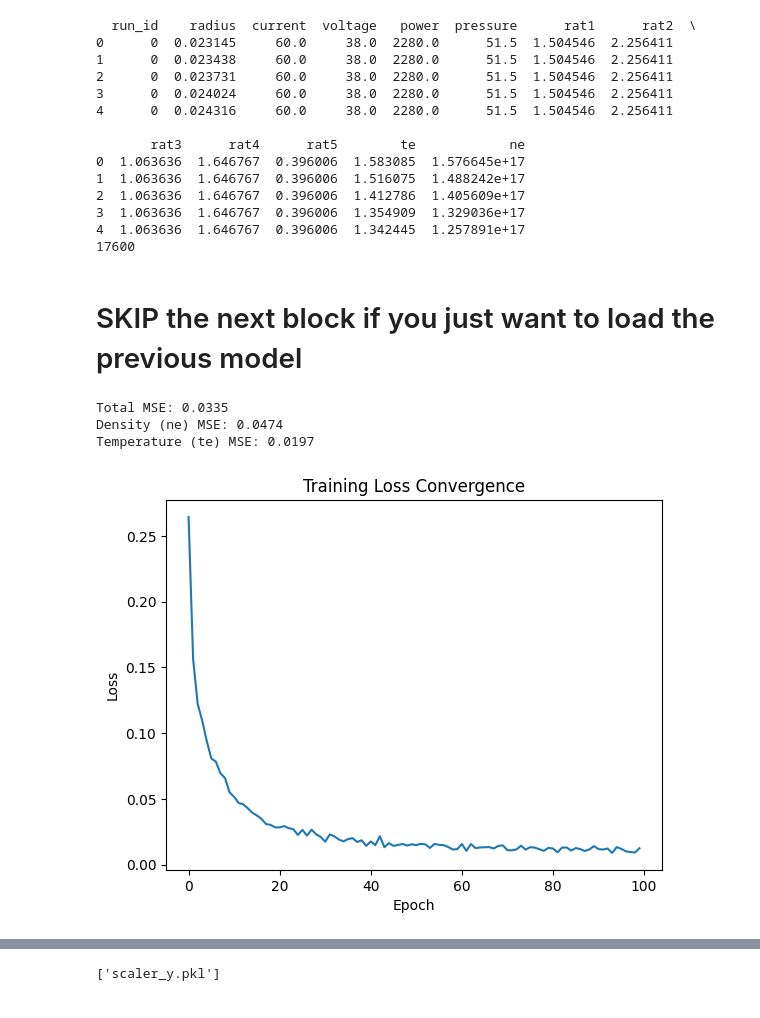
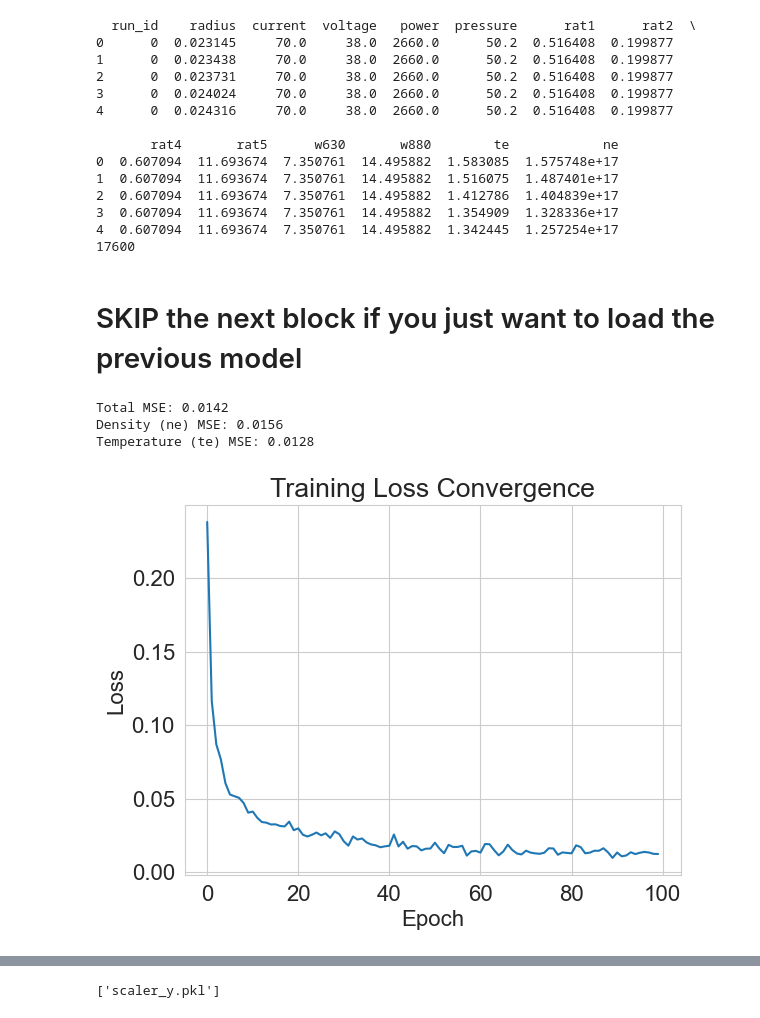
Before and after one commit to LinusRingstad/NPRE458, a Jupyter notebook: training_data/model_test.ipynb, the cells around one changed output, grey strips where cells are left out. Saved outputs shown, nothing was run; the diff lists cells and outputs as text; code cells hidden in the pictures.

```diff
--- a/training_data/model_test.ipynb
+++ b/training_data/model_test.ipynb
@@ -15,10 +15,10 @@ radii = np.linspace(R_CATHODE, R_WALL, 400)  # 400 radial points from cathode to
 
 class PlasmaMLP(nn.Module):
     '''
-    input: radius, Power, Voltage, Current,Pressure , rat1, rat2, rat3, rat4, rat5  (10 features)
+    input: radius, rat1, rat2, rat4, rat5, w630, w880  (7 features)
     output: ne, Te (2 features)
     '''
-    def __init__(self, input_size=6, hidden_size=128, output_size=2):#change to 10 when adding back power, pressure
+    def __init__(self, input_size=7, hidden_size=128, output_size=2):
         super(PlasmaMLP, self).__init__()
         self.network = nn.Sequential(
             nn.Linear(input_size, hidden_size // 2),
@@ -90,9 +90,10 @@ def json_to_dataframe(json_file_path):
                 # Expand ratios into separate columns
                 'rat1': ratios[0] if len(ratios) > 0 else np.nan,
                 'rat2': ratios[1] if len(ratios) > 1 else np.nan,
-                'rat3': ratios[2] if len(ratios) > 2 else np.nan,
-                'rat4': ratios[3] if len(ratios) > 3 else np.nan,
-                'rat5': ratios[4] if len(ratios) > 4 else np.nan,
+                'rat4': ratios[2] if len(ratios) > 2 else np.nan,
+                'rat5': ratios[3] if len(ratios) > 3 else np.nan,
+                'w630': ratios[4] if len(ratios) > 4 else np.nan,
+                'w880': ratios[5] if len(ratios) > 5 else np.nan,
                 'te': temp,
                 'ne':dens
             })
@@ -109,18 +110,18 @@ print(df_plasma.head())
 print(len(df_plasma))
 # %% [output]
   run_id    radius  current  voltage   power  pressure      rat1      rat2  \
-0      0  0.023145     60.0     38.0  2280.0      51.5  1.504546  2.256411
-1      0  0.023438     60.0     38.0  2280.0      51.5  1.504546  2.256411
-2      0  0.023731     60.0     38.0  2280.0      51.5  1.504546  2.256411
-3      0  0.024024     60.0     38.0  2280.0      51.5  1.504546  2.256411
-4      0  0.024316     60.0     38.0  2280.0      51.5  1.504546  2.256411
+0      0  0.023145     70.0     38.0  2660.0      50.2  0.516408  0.199877
+1      0  0.023438     70.0     38.0  2660.0      50.2  0.516408  0.199877
+2      0  0.023731     70.0     38.0  2660.0      50.2  0.516408  0.199877
+3      0  0.024024     70.0     38.0  2660.0      50.2  0.516408  0.199877
+4      0  0.024316     70.0     38.0  2660.0      50.2  0.516408  0.199877
 
-       rat3      rat4      rat5        te            ne
-0  1.063636  1.646767  0.396006  1.583085  1.576645e+17
-1  1.063636  1.646767  0.396006  1.516075  1.488242e+17
-2  1.063636  1.646767  0.396006  1.412786  1.405609e+17
-3  1.063636  1.646767  0.396006  1.354909  1.329036e+17
-4  1.063636  1.646767  0.396006  1.342445  1.257891e+17
+       rat4       rat5      w630       w880        te            ne
+0  0.607094  11.693674  7.350761  14.495882  1.583085  1.575748e+17
+1  0.607094  11.693674  7.350761  14.495882  1.516075  1.487401e+17
+2  0.607094  11.693674  7.350761  14.495882  1.412786  1.404839e+17
+3  0.607094  11.693674  7.350761  14.495882  1.354909  1.328336e+17
+4  0.607094  11.693674  7.350761  14.495882  1.342445  1.257254e+17
 17600
 # %% [markdown]
 # SKIP the next block if you just want to load the previous model
@@ -186,14 +187,14 @@ def evaluate_plasma_model(df, features, targets, model_class):
     return mse_ne, mse_te, model, scaler_x, scaler_y
 # %%
 # --- Execution ---
-features = ['radius', 'power', 'voltage', 'current', 'pressure', 'rat1', 'rat2', 'rat3', 'rat4', 'rat5']
-features = ['radius','rat1', 'rat2', 'rat3', 'rat4', 'rat5']
+#features = ['radius', 'power', 'voltage', 'current', 'pressure', 'rat1', 'rat2', 'rat3', 'rat4', 'rat5']
+features = ['radius','rat1', 'rat2', 'rat4', 'rat5', 'w630', 'w880']
 
 targets = ['ne', 'te']
 
 mse_ne,mse_te, trained_model, scaler_x, scaler_y = evaluate_plasma_model(df_plasma, features, targets, PlasmaMLP)
 # %% [output]
-Total MSE: 0.0335
-Density (ne) MSE: 0.0474
-Temperature (te) MSE: 0.0197
+Total MSE: 0.0142
+Density (ne) MSE: 0.0156
+Temperature (te) MSE: 0.0128
-[figure, old version]
+[figure, new version]
```
Also changed, not shown: parts of 8 cells of this notebook, 11 other files.
